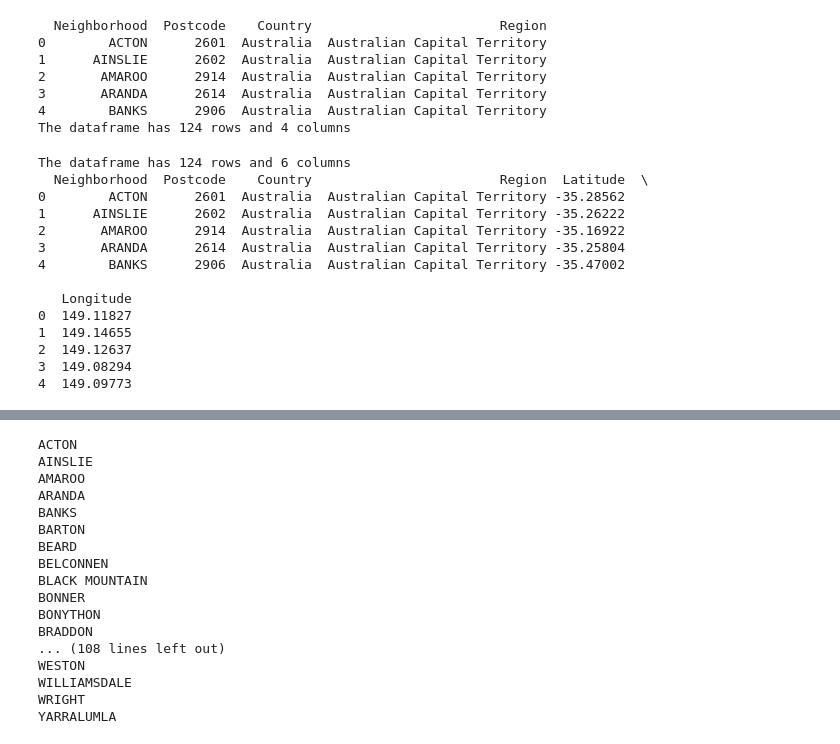
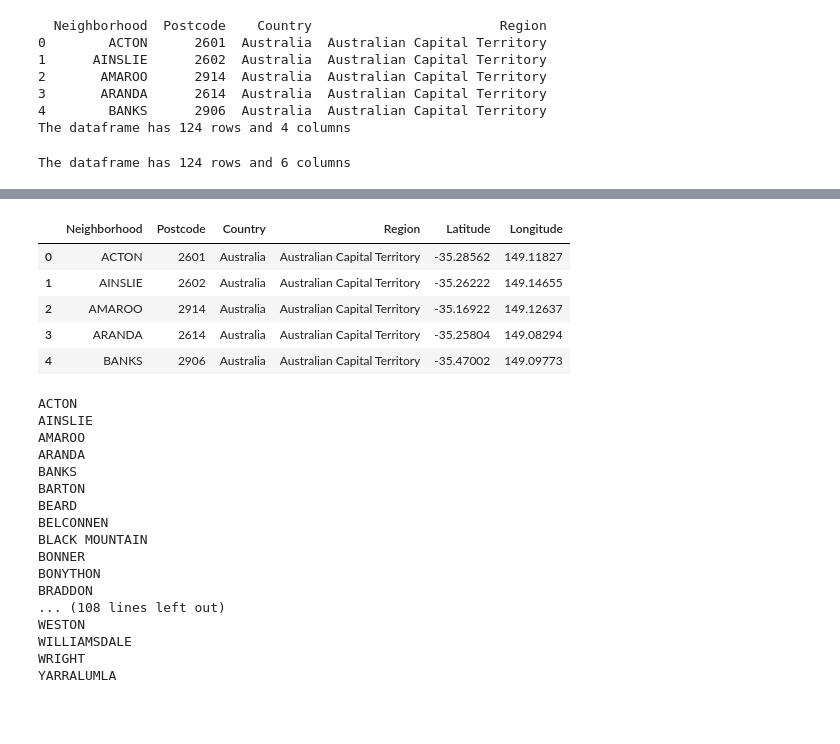
Before and after one commit to nicjlambert/cbr-crime, a Jupyter notebook: cbr-crime.ipynb, the cells around one changed output, grey strips where cells are left out. Drawn from its saved outputs; the diff is of its cells as text; code cells hidden in the pictures; blank space fills up the shorter version.

```diff
--- a/cbr-crime.ipynb
+++ b/cbr-crime.ipynb
@@ -32,12 +32,15 @@ print("The dataframe has {} rows and {} columns".format(cbr_geo.shape[0], cbr_ge
 4        BANKS      2906  Australia  Australian Capital Territory
 The dataframe has 124 rows and 4 columns
 # %%
+# Import the geocoder module
+import geocoder
+
 # Initialize lists to store latitude and longitude
 Lat_list = []
 Lng_list = []
 
 # Loop through the rows of the dataframe
-for i in tqdm(range(cbr_geo.shape[0])):
+for i in range(cbr_geo.shape[0]):
     # Geocode the address and store the latitude and longitude in the corresponding lists
     address = '{}, Canberra, Australia'.format(cbr_geo.at[i, 'Neighborhood'])
     g = geocoder.arcgis(address)
@@ -52,48 +55,6 @@ cbr_geo['Longitude'] = Lng_list
 print("The dataframe has {} rows and {} columns".format(cbr_geo.shape[0], cbr_geo.shape[1]))
 
 # Inspect the first few rows of the dataframe
-print(cbr_geo.head())
-
-from geopy.geocoders import Nominatim
-
-# create geolocator object
-geolocator = Nominatim(user_agent="canberra_explorer")
-
-# get latitude and longitude for the given address
-location = geolocator.geocode(address)
-latitude = location.latitude
-longitude = location.longitude
-
-# create a base map of Canberra using latitude and longitude values
-map_cbr = folium.Map(location=[latitude, longitude], zoom_start=11, tiles="CartoDB dark_matter")
-
-# add markers to map
-for i in range(len(cbr_geo)):
-    label = folium.Popup(cbr_geo.iloc[i]['Neighborhood'], parse_html=True)
-    folium.CircleMarker(
-        [cbr_geo.iloc[i]['Latitude'], cbr_geo.iloc[i]['Longitude']],
-        radius=7.5,
-        tooltip=label,
-        popup=label,
-        color='darkgreen',
-        fill=True,
-        fill_color='green',
-        fill_opacity=0.8,
-        parse_html=False).add_to(map_cbr)
-
-map_cbr
+cbr_geo.head()
 # %% [output]
 The dataframe has 124 rows and 6 columns
-  Neighborhood  Postcode    Country                        Region  Latitude  \
-0        ACTON      2601  Australia  Australian Capital Territory -35.28562
-1      AINSLIE      2602  Australia  Australian Capital Territory -35.26222
-2       AMAROO      2914  Australia  Australian Capital Territory -35.16922
-3       ARANDA      2614  Australia  Australian Capital Territory -35.25804
-4        BANKS      2906  Australia  Australian Capital Territory -35.47002
-
-   Longitude
-0  149.11827
-1  149.14655
-2  149.12637
-3  149.08294
-4  149.09773
@@ -101,2 +61,8 @@ The dataframe has 124 rows and 6 columns
+|  | Neighborhood | Postcode | Country | Region | Latitude | Longitude |
+| 0 | ACTON | 2601 | Australia | Australian Capital Territory | -35.28562 | 149.11827 |
+| 1 | AINSLIE | 2602 | Australia | Australian Capital Territory | -35.26222 | 149.14655 |
+| 2 | AMAROO | 2914 | Australia | Australian Capital Territory | -35.16922 | 149.12637 |
+| 3 | ARANDA | 2614 | Australia | Australian Capital Territory | -35.25804 | 149.08294 |
+| 4 | BANKS | 2906 | Australia | Australian Capital Territory | -35.47002 | 149.09773 |
 # %%
 # initialise Foursquare credentials, version no., and limt
```
Also changed, not shown: parts of 12 cells of this notebook.
